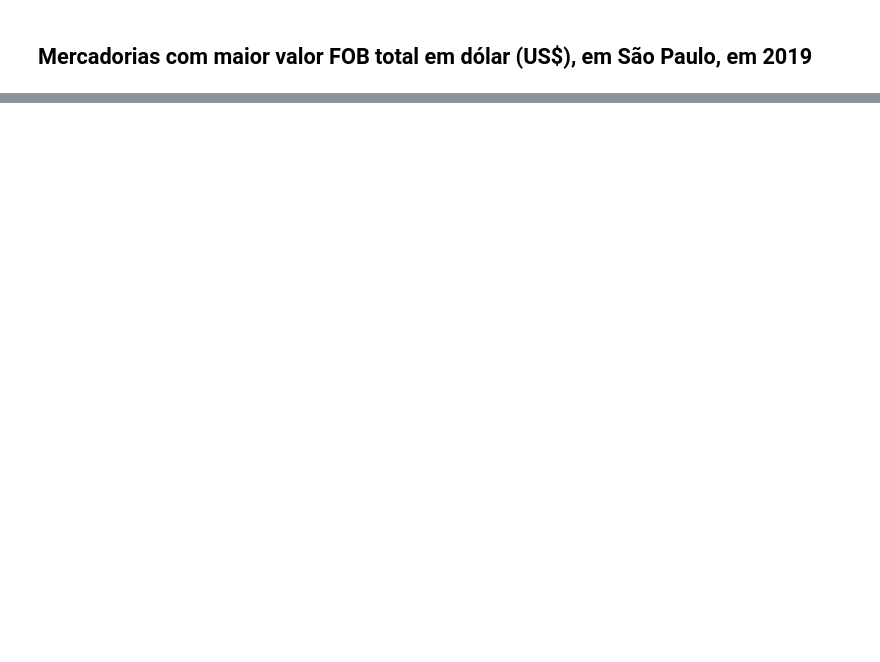
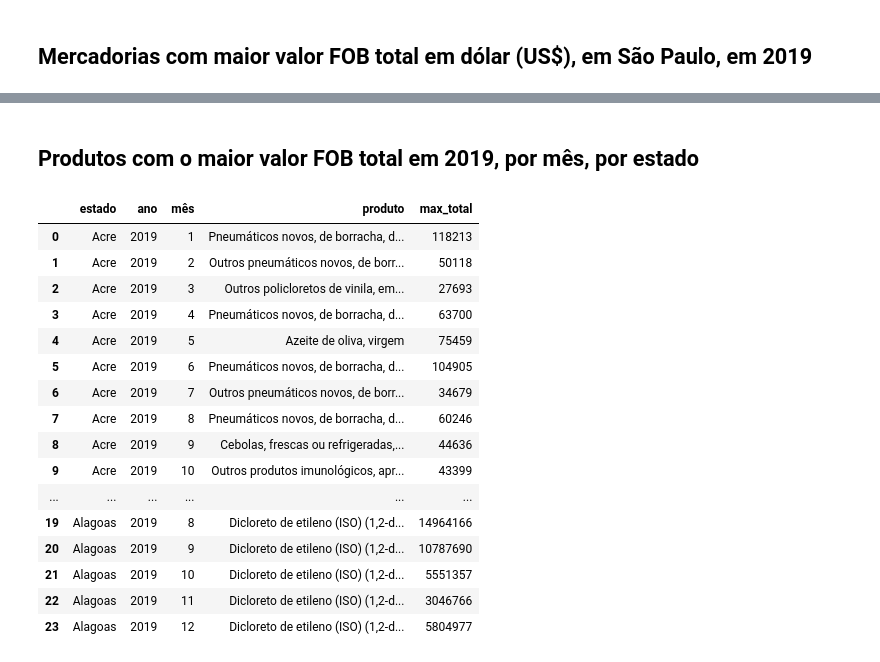
Before and after one commit to he7d3r/desafio-engenharia-dados, a Jupyter notebook: notebooks/database-exploration.ipynb, the cells around one changed output, grey strips where cells are left out. Saved outputs shown, nothing was run; the diff lists cells and outputs as text; code cells hidden in the pictures; blank space fills up the shorter version.

```diff
--- a/notebooks/database-exploration.ipynb
+++ b/notebooks/database-exploration.ipynb
@@ -332,0 +475,51 @@ display(pd.read_sql(query, conn))
+# %% [markdown]
+## Produtos com o maior valor FOB total em 2019, por mês, por estado
+# %%
+%%timeit -n1 -r1
+year = 2019
+query = f'''
+WITH group_totals (estado, ano, mês, produto, total) AS
+  (SELECT SG_UF_NCM estado,
+          k.CO_ANO ano,
+          k.CO_MES mês,
+          k.CO_NCM produto,
+          SUM(VL_FOB) total
+   FROM {kind} k
+   JOIN ncm n ON k.CO_NCM=n.CO_NCM
+   JOIN uf u ON SG_UF_NCM=u.SG_UF
+   WHERE ano = {year}
+   GROUP BY mês,
+            estado,
+            produto)
+SELECT u.NO_UF estado,
+       ano,
+       mês,
+       n.NO_NCM_POR produto,
+       MAX(total) max_total
+FROM group_totals
+JOIN ncm n ON produto=n.CO_NCM
+JOIN uf u ON estado=u.SG_UF
+GROUP BY estado,
+         mês
+ORDER BY estado,
+         mês
+'''
+display(pd.read_sql(query, conn).head(24))
+# %% [output]
+|  | estado | ano | mês | produto | max_total |
+| 0 | Acre | 2019 | 1 | Pneumáticos novos, de borracha, d... | 118213 |
+| 1 | Acre | 2019 | 2 | Outros pneumáticos novos, de borr... | 50118 |
+| 2 | Acre | 2019 | 3 | Outros policloretos de vinila, em... | 27693 |
+| 3 | Acre | 2019 | 4 | Pneumáticos novos, de borracha, d... | 63700 |
+| 4 | Acre | 2019 | 5 | Azeite de oliva, virgem | 75459 |
+| 5 | Acre | 2019 | 6 | Pneumáticos novos, de borracha, d... | 104905 |
+| 6 | Acre | 2019 | 7 | Outros pneumáticos novos, de borr... | 34679 |
+| 7 | Acre | 2019 | 8 | Pneumáticos novos, de borracha, d... | 60246 |
+| 8 | Acre | 2019 | 9 | Cebolas, frescas ou refrigeradas,... | 44636 |
+| 9 | Acre | 2019 | 10 | Outros produtos imunológicos, apr... | 43399 |
+| ... | ... | ... | ... | ... | ... |
+| 19 | Alagoas | 2019 | 8 | Dicloreto de etileno (ISO) (1,2-d... | 14964166 |
+| 20 | Alagoas | 2019 | 9 | Dicloreto de etileno (ISO) (1,2-d... | 10787690 |
+| 21 | Alagoas | 2019 | 10 | Dicloreto de etileno (ISO) (1,2-d... | 5551357 |
+| 22 | Alagoas | 2019 | 11 | Dicloreto de etileno (ISO) (1,2-d... | 3046766 |
+| 23 | Alagoas | 2019 | 12 | Dicloreto de etileno (ISO) (1,2-d... | 5804977 |
```
Also changed, not shown: parts of 30 cells of this notebook.
